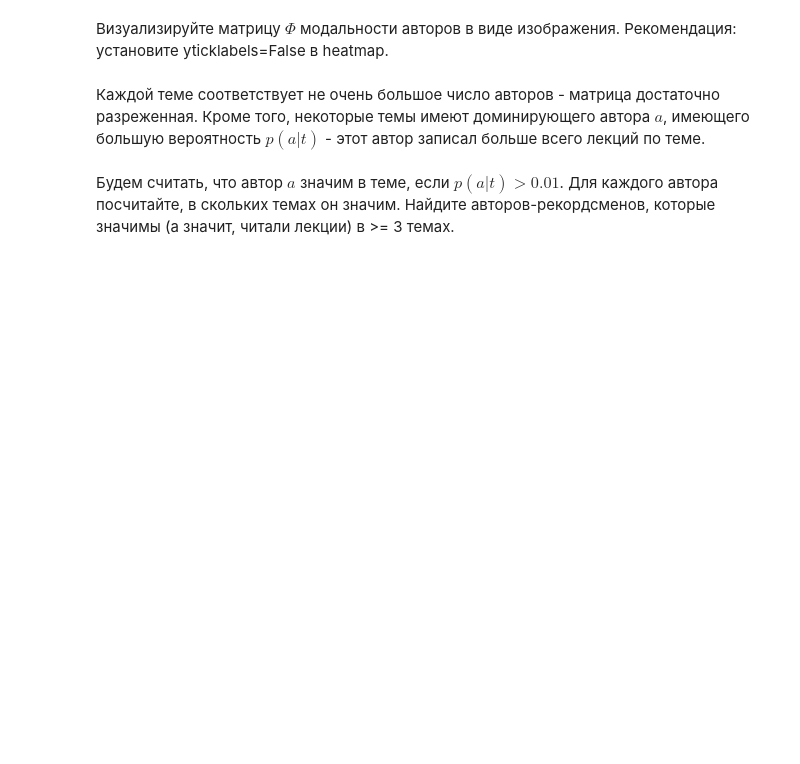
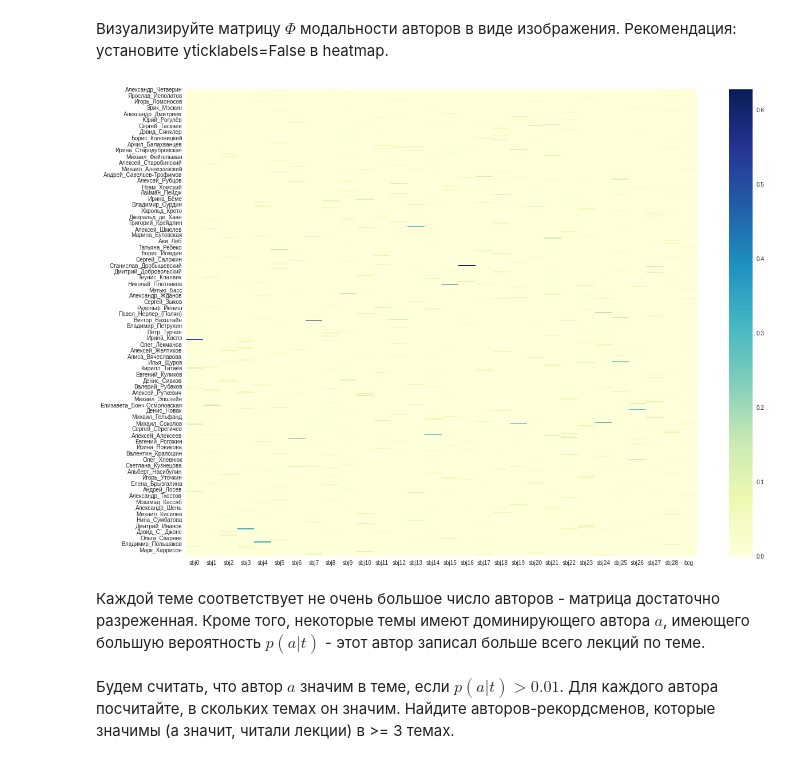
Before and after one commit to furiousteabag/MachineLearningDataAnalysis, a Jupyter notebook: UnsupervisedLearning/4.TopicModeling/BigARTM.ipynb, the cells around one changed output. Cells and saved outputs as stored; diff of their text form; code cells hidden in the pictures; blank space fills up the shorter version.

```diff
--- a/UnsupervisedLearning/4.TopicModeling/BigARTM.ipynb
+++ b/UnsupervisedLearning/4.TopicModeling/BigARTM.ipynb
@@ -120,3 +330,9 @@ $p(t) = \sum_d p(t|d) p(d)$. Согласно вероятностной мод
+# %%
+plt.figure(figsize=(20, 15))
+seaborn.heatmap(data=phi_a, cmap='YlGnBu')
+plt.show()
+# %% [output]
+[figure, added]
 # %% [markdown]
 Каждой теме соответствует не очень большое число авторов - матрица достаточно разреженная. Кроме того, некоторые темы имеют доминирующего автора $a$, имеющего большую вероятность $p(a|t)$ - этот автор записал больше всего лекций по теме.
 # %% [markdown]
```
Also changed, not shown: parts of 47 cells of this notebook.
